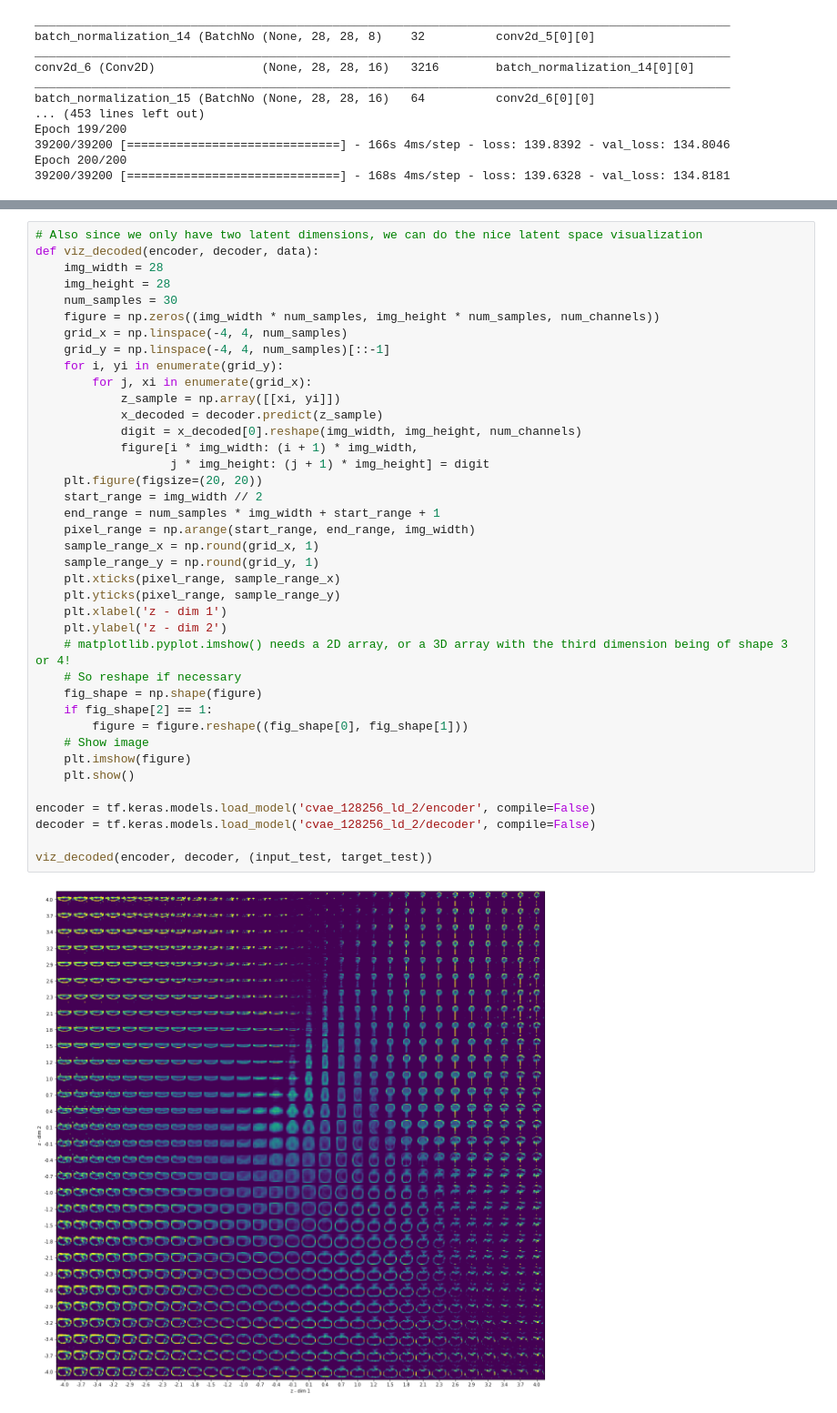
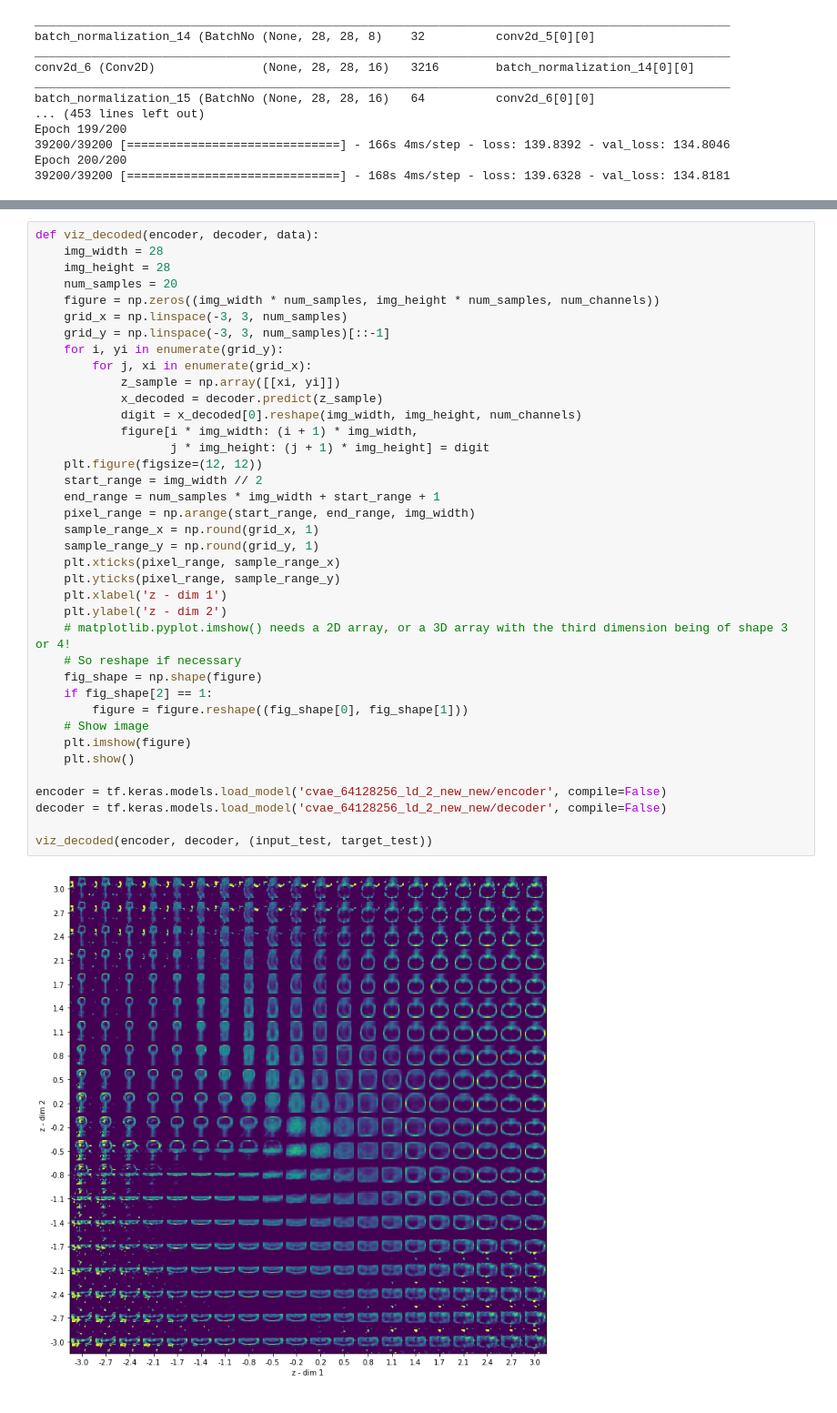
Before and after one commit to mburhanpurkar/neuro_140, a Jupyter notebook: Quick, Draw! CVAE with Visualization.ipynb, the cells around one changed output, grey strips where cells are left out. Shown at 91% size. Cells and saved outputs as stored; diff of their text form.

```diff
--- a/Quick, Draw! CVAE with Visualization.ipynb
+++ b/Quick, Draw! CVAE with Visualization.ipynb
@@ -864,41 +1111,40 @@ Fraction of CVAE test outputs correctly classified by VGG 0.453
 # %%
-# Also since we only have two latent dimensions, we can do the nice latent space visualization
 def viz_decoded(encoder, decoder, data):
     img_width = 28
     img_height = 28
-    num_samples = 30
+    num_samples = 20
     figure = np.zeros((img_width * num_samples, img_height * num_samples, num_channels))
-    grid_x = np.linspace(-4, 4, num_samples)
-    grid_y = np.linspace(-4, 4, num_samples)[::-1]
+    grid_x = np.linspace(-3, 3, num_samples)
+    grid_y = np.linspace(-3, 3, num_samples)[::-1]
     for i, yi in enumerate(grid_y):
         for j, xi in enumerate(grid_x):
             z_sample = np.array([[xi, yi]])
             x_decoded = decoder.predict(z_sample)
             digit = x_decoded[0].reshape(img_width, img_height, num_channels)
             figure[i * img_width: (i + 1) * img_width,
                    j * img_height: (j + 1) * img_height] = digit
-    plt.figure(figsize=(20, 20))
+    plt.figure(figsize=(12, 12))
     start_range = img_width // 2
     end_range = num_samples * img_width + start_range + 1
     pixel_range = np.arange(start_range, end_range, img_width)
     sample_range_x = np.round(grid_x, 1)
     sample_range_y = np.round(grid_y, 1)
     plt.xticks(pixel_range, sample_range_x)
     plt.yticks(pixel_range, sample_range_y)
     plt.xlabel('z - dim 1')
     plt.ylabel('z - dim 2')
     # matplotlib.pyplot.imshow() needs a 2D array, or a 3D array with the third dimension being of shape 3 or 4!
     # So reshape if necessary
     fig_shape = np.shape(figure)
     if fig_shape[2] == 1:
         figure = figure.reshape((fig_shape[0], fig_shape[1]))
     # Show image
     plt.imshow(figure)
     plt.show()
 
-encoder = tf.keras.models.load_model('cvae_128256_ld_2/encoder', compile=False)
-decoder = tf.keras.models.load_model('cvae_128256_ld_2/decoder', compile=False)
+encoder = tf.keras.models.load_model('cvae_64128256_ld_2_new_new/encoder', compile=False)
+decoder = tf.keras.models.load_model('cvae_64128256_ld_2_new_new/decoder', compile=False)
 
 viz_decoded(encoder, decoder, (input_test, target_test))
 # %% [output]
-[figure, old version]
+[figure, new version]
```
Also changed, not shown: parts of 23 cells of this notebook, 29 other files.
